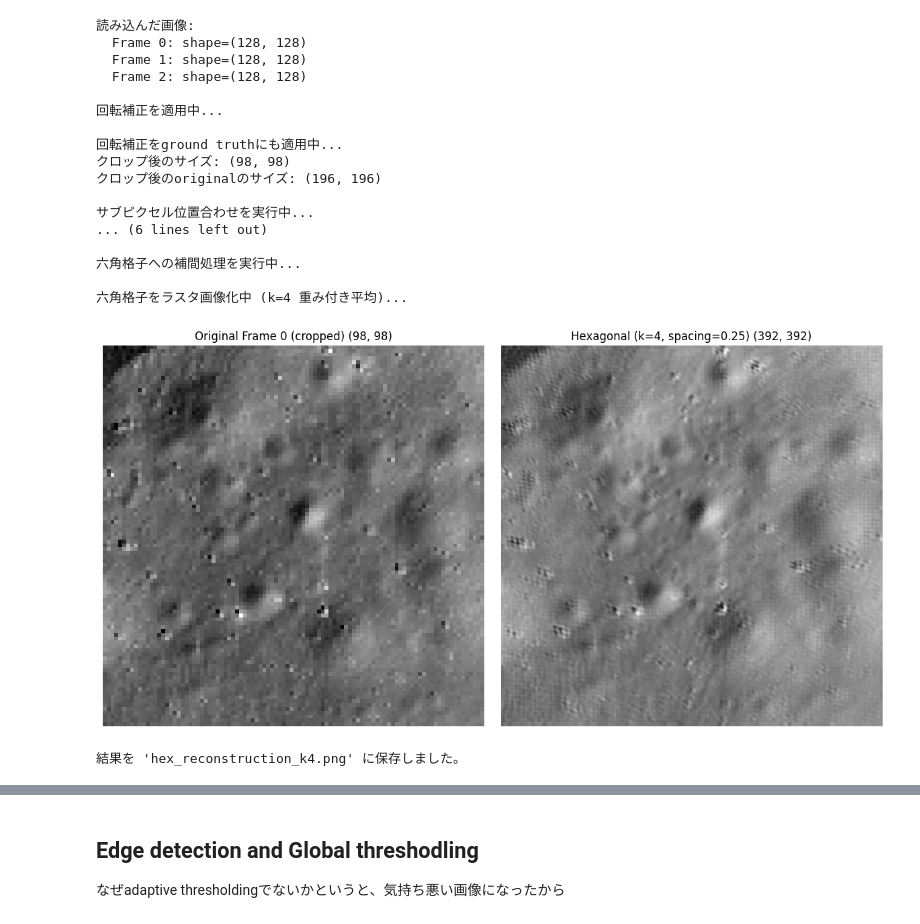
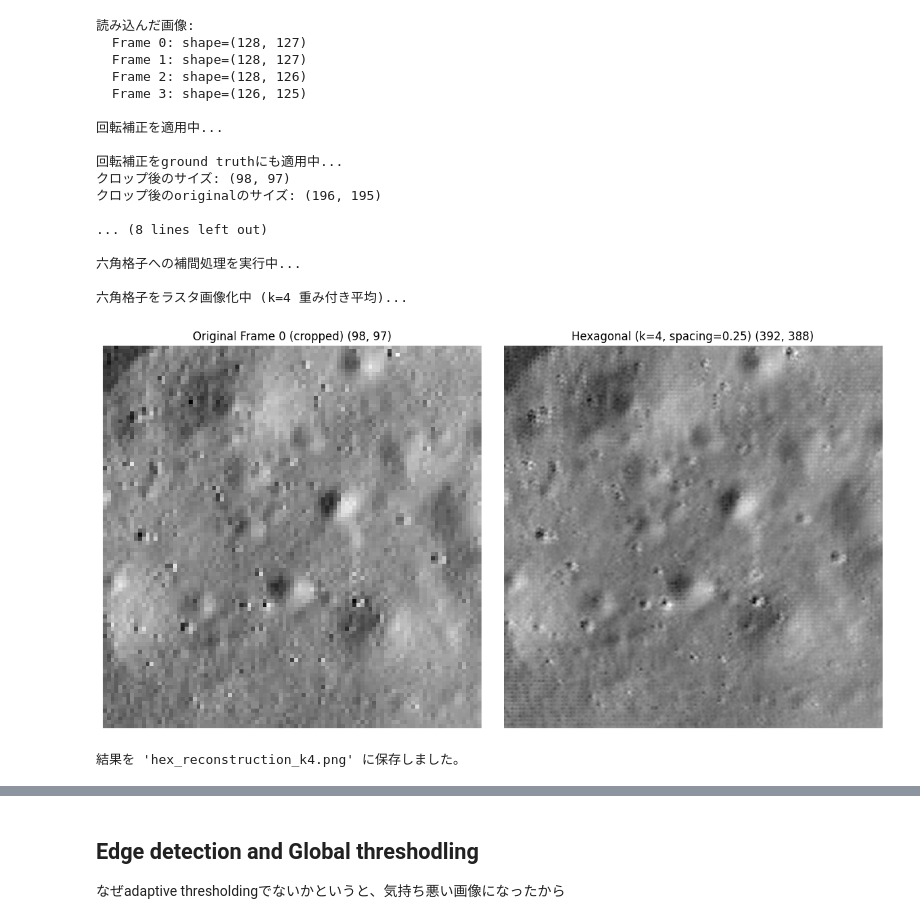
Before and after one commit to haru452/anime_super-resolution, a Jupyter notebook: hexgon.ipynb, the cells around one changed output, grey strips where cells are left out. Saved outputs shown, nothing was run; the diff lists cells and outputs as text; code cells hidden in the pictures.

```diff
--- a/hexgon.ipynb
+++ b/hexgon.ipynb
@@ -12,7 +12,8 @@ from scipy.spatial import cKDTree
 # ======================================================
 # 0. 画像の読み込み
 # ======================================================
-paths = sorted(glob.glob("bs*.png"))  # bs1.png ~ bs4.png
+paths = sorted(glob.glob("aligned_img*.tiff"))  # bs1.png ~ bs4.png
+#paths = sorted(glob.glob("bs*.png"))  # bs1.png ~ bs4.png
 images_original = [cv2.imread(p, cv2.IMREAD_GRAYSCALE).astype(np.float32) for p in paths]
 images = []
 for img in images_original:
@@ -47,6 +48,8 @@ def align_rotation(base, img):
 
 print("\n回転補正を適用中...")
 aligned_images = [images[0]] + [align_rotation(images[0], img) for img in images[1:]]
+for img in aligned_images:
+  cv2.imwrite(f"bs{aligned_images}.png",img)
 
 print("\n回転補正をground truthにも適用中...")
 aligned_images_original = [images_original[0]] + [align_rotation(images_original[0], img) for img in images_original[1:]]
@@ -197,48 +200,48 @@ raster_img = rasterize_hex_k4(hex_points, hex_values, h, w, upscale=4, k=4)
 
 raster_norm = cv2.normalize(raster_img, None, 0, 255, cv2.NORM_MINMAX)
 raster_u8 = raster_norm.astype(np.uint8)
-
+cv2.imwrite("hex_reconstruction_k4.png", raster_u8)
 
 # ======================================================
 # 8. 結果の表示と保存
 # ======================================================
 plt.figure(figsize=(12, 6))
 
 plt.subplot(1, 2, 1)
 plt.title(f"Original Frame 0 (cropped) {aligned_images[0].shape}")
 plt.imshow(aligned_images[0], cmap='gray')
 plt.axis('off')
 
 plt.subplot(1, 2, 2)
 plt.title(f"Hexagonal (k=4, spacing=0.25) {raster_u8.shape}")
 plt.imshow(raster_u8, cmap='gray')
 plt.axis('off')
 
 plt.tight_layout()
 plt.savefig("hex_comparison_k4.png", dpi=150)
 plt.show()
 
-cv2.imwrite("hex_reconstruction_k4.png", raster_u8)
+
 print("結果を 'hex_reconstruction_k4.png' に保存しました。")
 # %% [output]
 読み込んだ画像:
-  Frame 0: shape=(128, 128)
-  Frame 1: shape=(128, 128)
-  Frame 2: shape=(128, 128)
+  Frame 0: shape=(128, 127)
+  Frame 1: shape=(128, 127)
+  Frame 2: shape=(128, 126)
+  Frame 3: shape=(126, 125)
 
 回転補正を適用中...
 
 回転補正をground truthにも適用中...
-クロップ後のサイズ: (98, 98)
-クロップ後のoriginalのサイズ: (196, 196)
+クロップ後のサイズ: (98, 97)
+クロップ後のoriginalのサイズ: (196, 195)
 
-サブピクセル位置合わせを実行中...
-... (6 lines left out)
+... (8 lines left out)
 
 六角格子への補間処理を実行中...
 
 六角格子をラスタ画像化中 (k=4 重み付き平均)...
-[figure, old version]
+[figure, new version]
 結果を 'hex_reconstruction_k4.png' に保存しました。
 # %%
 # ======================================================
```
Also changed, not shown: parts of 3 cells of this notebook.
